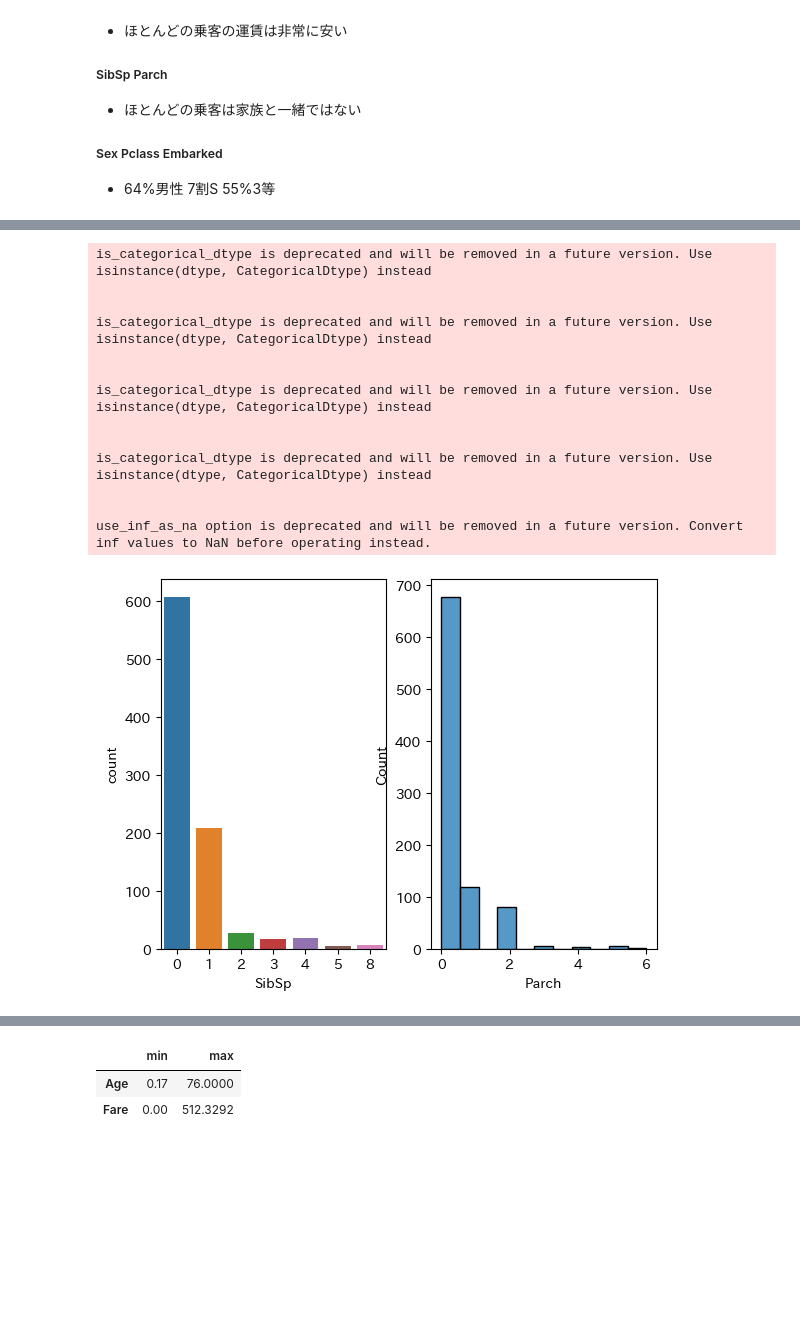
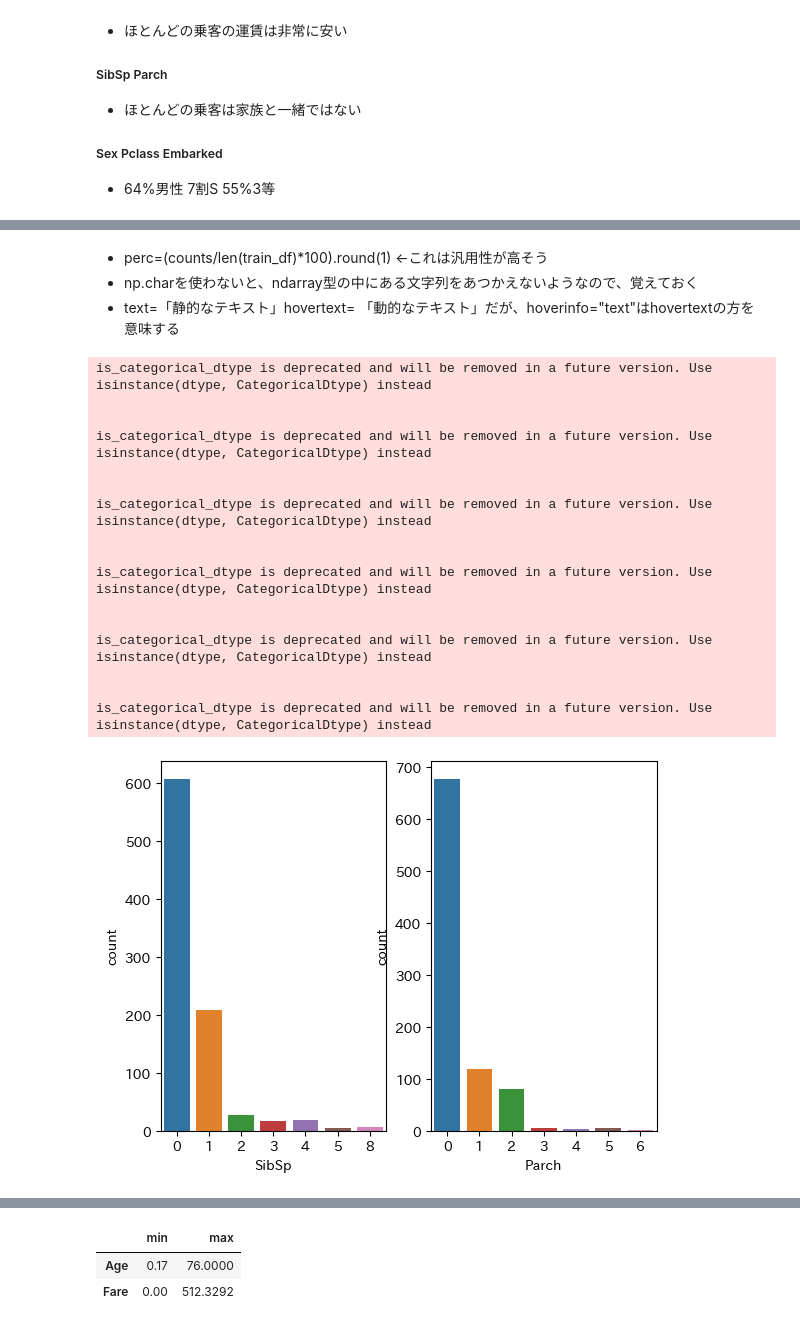
Before and after one commit to Okada-hiro/titanic_project, a Jupyter notebook: 練習/titanic-analyze-2.ipynb, the cells around one changed output, grey strips where cells are left out. Cells and saved outputs as stored; diff of their text form; code cells hidden in the pictures; blank space fills up the shorter version.

```diff
--- a/練習/titanic-analyze-2.ipynb
+++ b/練習/titanic-analyze-2.ipynb
@@ -185,63 +173,59 @@ is_categorical_dtype is deprecated and will be removed in a future version. Use
+# %% [markdown]
+- perc=(counts/len(train_df)*100).round(1) ←これは汎用性が高そう
+- np.charを使わないと、ndarray型の中にある文字列をあつかえないようなので、覚えておく
+- text=「静的なテキスト」hovertext= 「動的なテキスト」だが、hoverinfo="text"はhovertextの方を意味する
 # %%
-fig,axes=plt.subplots(1,2)
-sns.countplot(train_df,x="SibSp",ax=axes[0] )
-sns.histplot(train_df["Parch"] , ax=axes[1])
+#離散値であるSiSp Parchの棒グラフを作る
+   #①seabornで作る
+n_rows , n_cols = 1 , len(disc_num_att)#棒グラフを並べる
+fig , axes = plt.subplots(n_rows , n_cols)
+axes=axes.reshape(n_rows , n_cols)#1次元を2次元に整形
+for i , col in enumerate(disc_num_att):#i=0,col=SibSpとi=1,col=Parchが出てくる
+    sns.countplot(train_df , x=col , ax=axes[0,i])
 plt.show()
 
-cat_S,counts_S=np.unique(train_df["SibSp"] , return_counts=True)
-perc_S=(counts_S/len(train_df)*100).round(1)
 
-cat_P,counts_P=np.unique(train_df["Parch"] , return_counts=True)
-perc_P=(counts_P/len(train_df)*100).round(1)
+   #②plotlyで作る
+fig=make_subplots(rows=1, cols = len(disc_num_att),subplot_titles=disc_num_att)
 
-fig=make_subplots(rows=1, cols = 2,subplot_titles=["SibSp","Parch"])
-fig.add_trace(
-    go.Bar(
-        x=cat_S.astype(str),
-        y=counts_S ,
-        width=0.5,
-         text=np.char.add(perc_S.astype(str) , "%") ,
-        textposition="outside",
-         hovertext=counts_S,
-         hoverinfo="text"
-        ),
-    row=1,
-    col=1
-)
-fig.add_trace(
-    go.Bar(
-        x=cat_P.astype(str),
-        y=counts_P,
-        width=0.5,
-        text=np.char.add(perc_P.astype(str),"%"),
-        hovertext=counts_P,
-        hoverinfo="text",
-        textposition="outside"
-    ),
-    row=1,
-    col=2
-)
-fig.update_yaxes(range=[0,counts_S.max()*1.15],row=1,col=1)
-fig.update_xaxes(linecolor="grey",showline=True,mirror=True)
-fig.update_yaxes(range=[0,counts_P.max()*1.15] , row=1,col=2)
+for i,col in enumerate(disc_num_att , start=1):#i=1,col=SibSpとi=2,col=Parchが出てくる
+    cat , counts = np.unique(train_df[col] , return_counts=True)
+    perc=(counts/len(train_df)*100).round(1)
+    fig.add_trace(
+        go.Bar(
+            x=cat.astype(str),
+            y=counts ,
+            width=0.5,
+             text=np.char.add(perc.astype(str) , "%") ,
+            textposition="outside",
+             hovertext=counts,
+             hoverinfo="text"
+            ),
+        row=1,
+        col=i
+    )
+    fig.update_yaxes(range=[0,counts.max()*1.15],row=1,col=i)
 fig.update_layout(
      width=1000,
     height=500,
      margin=dict(l=35, r=10, t=50, b=5),
 )
 fig.show()
 # %% [output]
 is_categorical_dtype is deprecated and will be removed in a future version. Use isinstance(dtype, CategoricalDtype) instead
 
 
 is_categorical_dtype is deprecated and will be removed in a future version. Use isinstance(dtype, CategoricalDtype) instead
 
 
 is_categorical_dtype is deprecated and will be removed in a future version. Use isinstance(dtype, CategoricalDtype) instead
 
 
 is_categorical_dtype is deprecated and will be removed in a future version. Use isinstance(dtype, CategoricalDtype) instead
 
 
-use_inf_as_na option is deprecated and will be removed in a future version. Convert inf values to NaN before operating instead.
+is_categorical_dtype is deprecated and will be removed in a future version. Use isinstance(dtype, CategoricalDtype) instead
+
+
+is_categorical_dtype is deprecated and will be removed in a future version. Use isinstance(dtype, CategoricalDtype) instead
-[figure, old version]
+[figure, new version]
```
Also changed, not shown: parts of 25 cells of this notebook.
